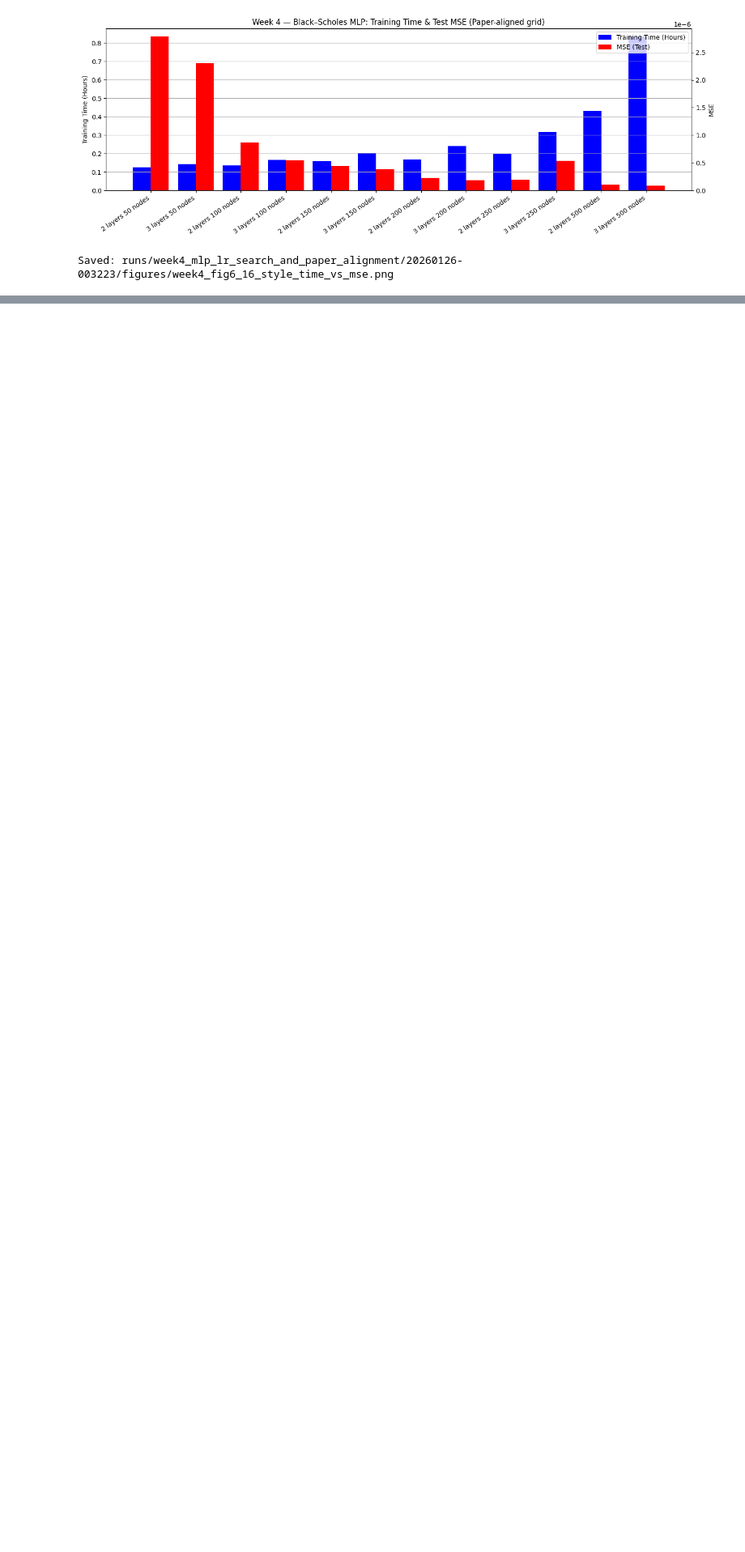
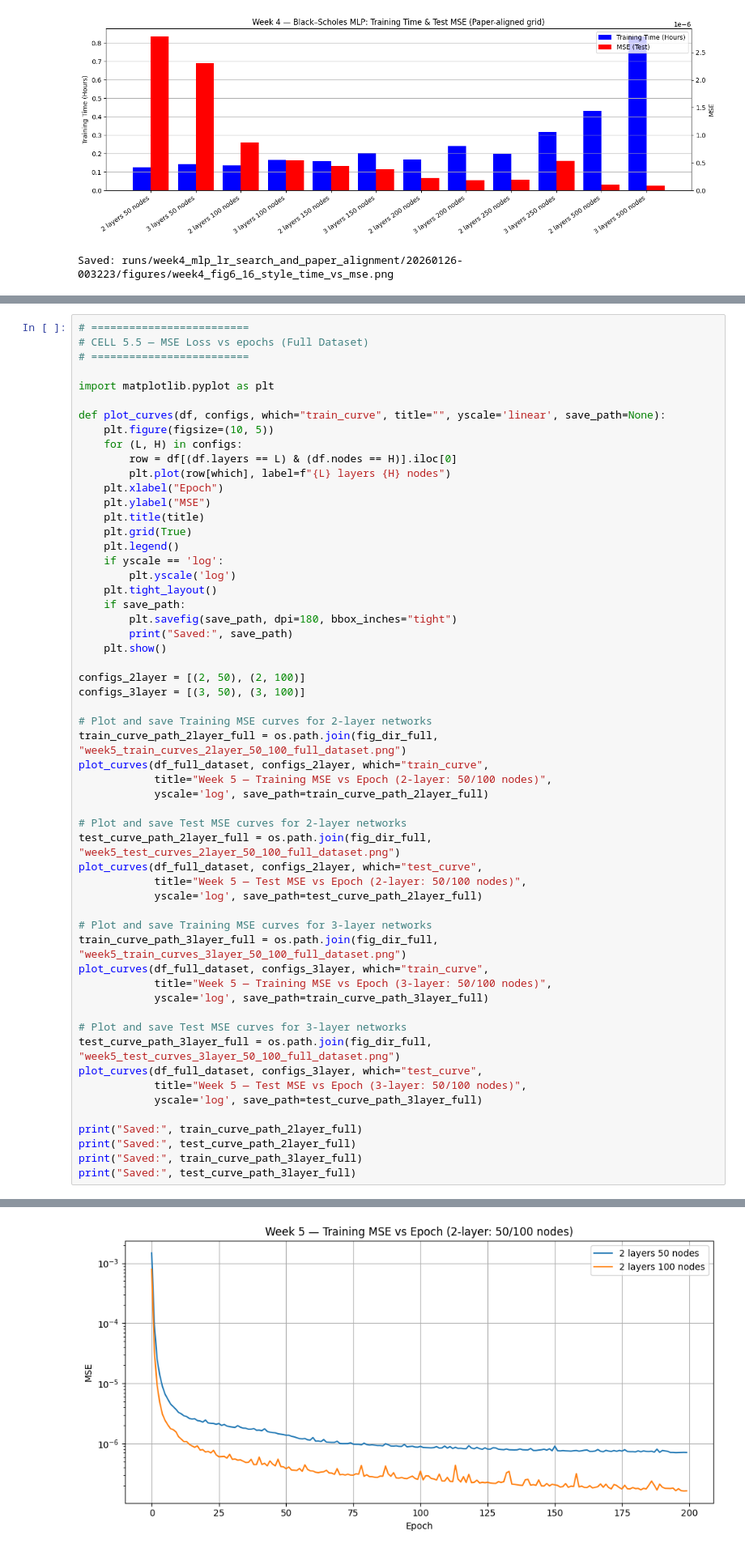
Before and after one commit to JosephOuyang/machine_learning_for_options_pricing_and_implied_volatility, a Jupyter notebook: notebooks/options_pricing_main.ipynb, the cells around one changed output, grey strips where cells are left out. Shown at 81% size. Saved outputs shown, nothing was run; the diff lists cells and outputs as text; blank space fills up the shorter version.

```diff
--- a/notebooks/options_pricing_main.ipynb
+++ b/notebooks/options_pricing_main.ipynb
@@ -1468,0 +1754,57 @@ Week 4 Summary (Paper alignment: MLP + LR search):
+# %%
+# =========================
+# CELL 5.5 — MSE Loss vs epochs (Full Dataset)
+# =========================
+
+import matplotlib.pyplot as plt
+
+def plot_curves(df, configs, which="train_curve", title="", yscale='linear', save_path=None):
+    plt.figure(figsize=(10, 5))
+    for (L, H) in configs:
+        row = df[(df.layers == L) & (df.nodes == H)].iloc[0]
+        plt.plot(row[which], label=f"{L} layers {H} nodes")
+    plt.xlabel("Epoch")
+    plt.ylabel("MSE")
+    plt.title(title)
+    plt.grid(True)
+    plt.legend()
+    if yscale == 'log':
+        plt.yscale('log')
+    plt.tight_layout()
+    if save_path:
+        plt.savefig(save_path, dpi=180, bbox_inches="tight")
+        print("Saved:", save_path)
+    plt.show()
+
+configs_2layer = [(2, 50), (2, 100)]
+configs_3layer = [(3, 50), (3, 100)]
+
+# Plot and save Training MSE curves for 2-layer networks
+train_curve_path_2layer_full = os.path.join(fig_dir_full, "week5_train_curves_2layer_50_100_full_dataset.png")
+plot_curves(df_full_dataset, configs_2layer, which="train_curve",
+            title="Week 5 — Training MSE vs Epoch (2-layer: 50/100 nodes)",
+            yscale='log', save_path=train_curve_path_2layer_full)
+
+# Plot and save Test MSE curves for 2-layer networks
+test_curve_path_2layer_full = os.path.join(fig_dir_full, "week5_test_curves_2layer_50_100_full_dataset.png")
+plot_curves(df_full_dataset, configs_2layer, which="test_curve",
+            title="Week 5 — Test MSE vs Epoch (2-layer: 50/100 nodes)",
+            yscale='log', save_path=test_curve_path_2layer_full)
+
+# Plot and save Training MSE curves for 3-layer networks
+train_curve_path_3layer_full = os.path.join(fig_dir_full, "week5_train_curves_3layer_50_100_full_dataset.png")
+plot_curves(df_full_dataset, configs_3layer, which="train_curve",
+            title="Week 5 — Training MSE vs Epoch (3-layer: 50/100 nodes)",
+            yscale='log', save_path=train_curve_path_3layer_full)
+
+# Plot and save Test MSE curves for 3-layer networks
+test_curve_path_3layer_full = os.path.join(fig_dir_full, "week5_test_curves_3layer_50_100_full_dataset.png")
+plot_curves(df_full_dataset, configs_3layer, which="test_curve",
+            title="Week 5 — Test MSE vs Epoch (3-layer: 50/100 nodes)",
+            yscale='log', save_path=test_curve_path_3layer_full)
+
+print("Saved:", train_curve_path_2layer_full)
+print("Saved:", test_curve_path_2layer_full)
+print("Saved:", train_curve_path_3layer_full)
+print("Saved:", test_curve_path_3layer_full)
+# %% [output]
@@ -1468,0 +1812 @@ Week 4 Summary (Paper alignment: MLP + LR search):
+[figure, added]
```
Also changed, not shown: parts of 15 cells of this notebook.
